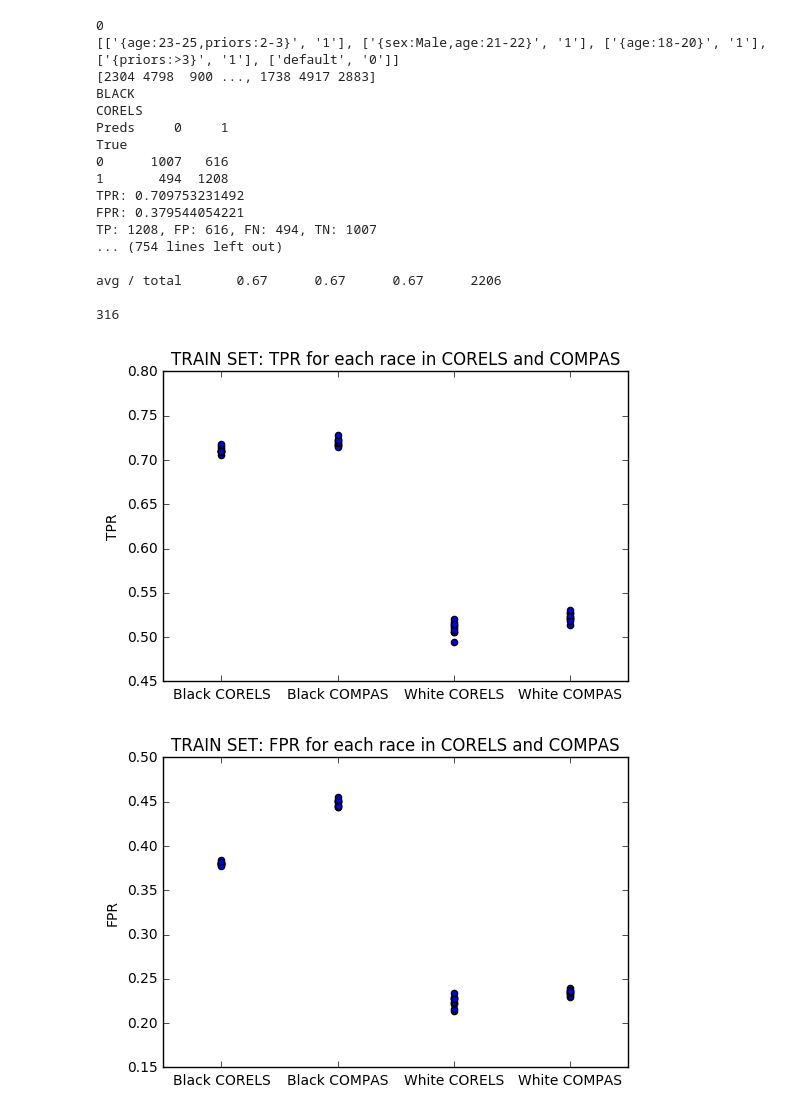
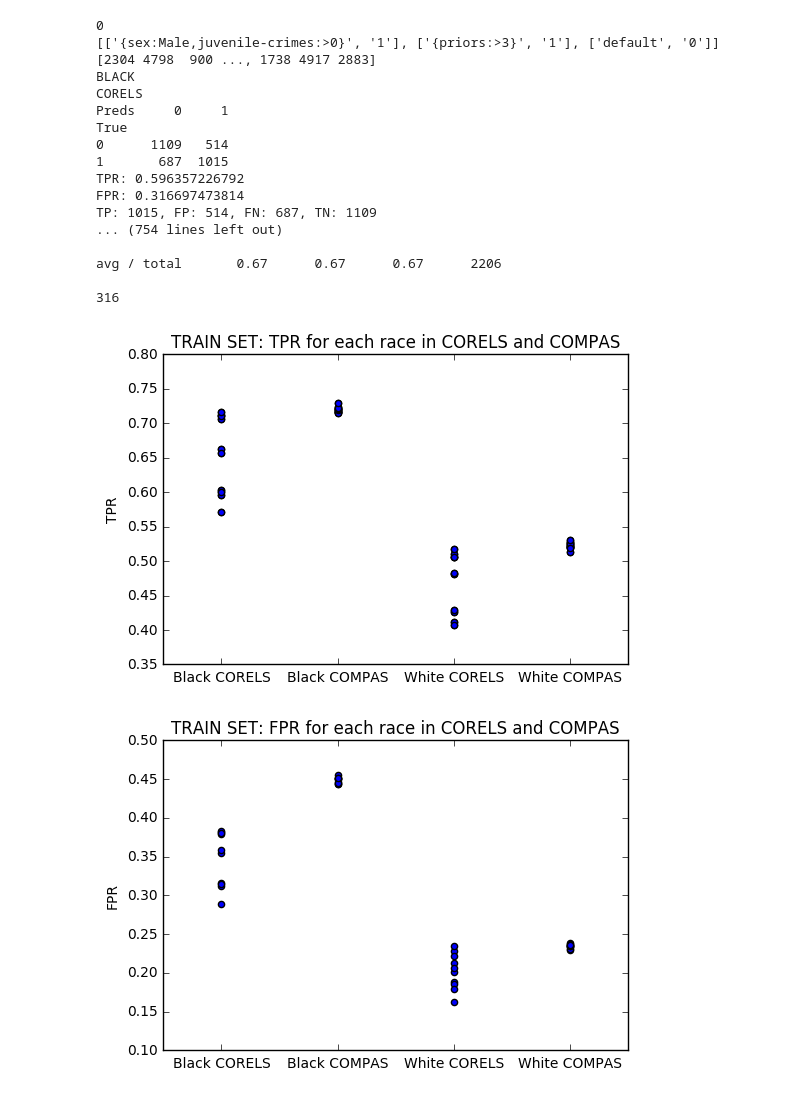
Before and after one commit to nlarusstone/corels-test, a Jupyter notebook: eval/EvalBias.ipynb, the cells around one changed output. Cells and saved outputs as stored; diff of their text form; code cells hidden in the pictures.

```diff
--- a/eval/EvalBias.ipynb
+++ b/eval/EvalBias.ipynb
@@ -59,0 +61,7 @@ for i range(num_folds):
+# %%
+for i in range(num_folds):
+    fname = '../logs/for-compas_{0}_train.out-curious_lb-with_prefix_perm_map-minor-removed=none-max_num_nodes=100000000-c=0.0050000-v=10-f=1000-opt.txt'.format(i)
+    #fname = '../logs/for-compas_{0}_train.out-curious_lb-with_prefix_perm_map-minor-removed=none-max_num_nodes=10000000-c=0.0050000-v=10-f=1000-opt.txt'.format(i)
+    with open(fname, 'r') as f:
+        line = f.readlines()
+        print line
@@ -59,0 +79,7 @@ for i range(num_folds):
+# %%
+for i in range(num_folds):
+    fname = '../logs/for-compas_{0}_train.out-curious_lb-with_prefix_perm_map-minor-removed=none-max_num_nodes=100000000-c=0.0050000-v=10-f=1000-opt.txt'.format(i)
+    #fname = '../logs/for-compas_{0}_train.out-curious_lb-with_prefix_perm_map-minor-removed=none-max_num_nodes=10000000-c=0.0050000-v=10-f=1000-opt.txt'.format(i)
+    with open(fname, 'r') as f:
+        line = f.readlines()
+        print line
@@ -70,7 +107,7 @@ def analyze_data(train=True):
     train_or_test = 'train' if train else 'test'
     for i in range(num_folds):
         print i
-        fname = '../logs/for-compas_{0}_train.out-curious_lb-with_prefix_perm_map-minor-removed=none-max_num_nodes=100000000-c=0.0050000-v=100-f=1000-opt.txt'.format(i)
+        fname = '../logs/for-compas_{0}_train.out-curious_lb-with_prefix_perm_map-minor-removed=none-max_num_nodes=10000000-c=0.0100000-v=100-f=1000-opt.txt'.format(i)
         with open(fname, 'r') as f:
             line = f.readline()
             opt = map(lambda x: x.split('~'), line.split(';'))
@@ -126,17 +163,17 @@ def analyze_data(train=True):
 algs = analyze_data(train=True)
 # %% [output]
 0
-[['{age:23-25,priors:2-3}', '1'], ['{sex:Male,age:21-22}', '1'], ['{age:18-20}', '1'], ['{priors:>3}', '1'], ['default', '0']]
+[['{sex:Male,juvenile-crimes:>0}', '1'], ['{priors:>3}', '1'], ['default', '0']]
 [2304 4798  900 ..., 1738 4917 2883]
 BLACK
 CORELS
 Preds     0     1
 True
-0      1007   616
-1       494  1208
-TPR: 0.709753231492
-FPR: 0.379544054221
-TP: 1208, FP: 616, FN: 494, TN: 1007
+0      1109   514
+1       687  1015
+TPR: 0.596357226792
+FPR: 0.316697473814
+TP: 1015, FP: 514, FN: 687, TN: 1109
 ... (754 lines left out)
 
 avg / total       0.67      0.67      0.67      2206
@@ -145,27 +182,29 @@ avg / total       0.67      0.67      0.67      2206
 # %%
 def tpr(l):
     return map(lambda x: float(x[0]) / (x[0] + x[2]), l)
 x = [[i] * num_folds for i in range(len(algs))]
 y = [tpr(a[1]) for a in algs]
+labels = [l[0] for l in algs]
 plt.scatter(x, y)
 plt.xticks(range(len(algs)), labels)
 plt.ylabel('TPR')
 plt.title('TRAIN SET: TPR for each race in CORELS and COMPAS')
 plt.show()
 # %% [output]
-[figure, old version]
+[figure, new version]
 # %%
 def fpr(l):
     return map(lambda x: float(x[1]) / (x[1] + x[3]), l)
 x_fp = [[i] * num_folds for i in range(len(algs))]
 y_fp = [fpr(a[1]) for a in algs]
+labels = [l[0] for l in algs]
 plt.scatter(x_fp, y_fp)
 plt.xticks(range(len(algs)), labels)
 plt.ylabel('FPR')
 plt.title('TRAIN SET: FPR for each race in CORELS and COMPAS')
 plt.show()
 # %% [output]
-[figure, old version]
+[figure, new version]
 # %%
 def stats(l):
     print 'TP, FP, FN, TN'
```
Also changed, not shown: parts of 6 cells of this notebook.
